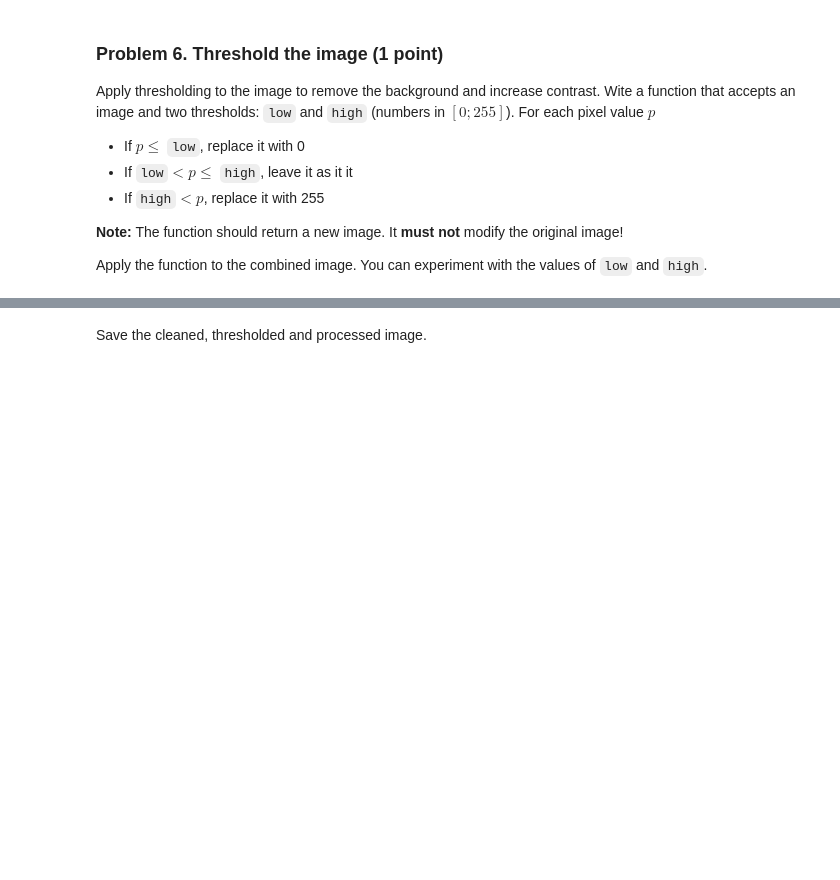
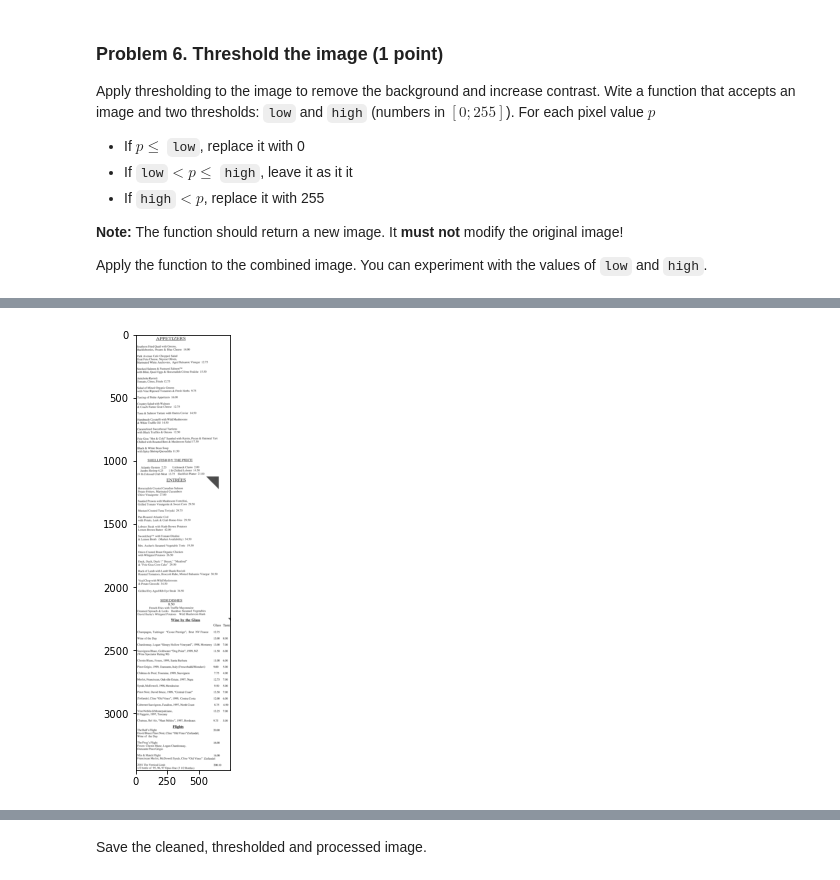
Before and after one commit to atkuzmanov/softuni-ai-datascience-2021-repo, a Jupyter notebook: 6-Working-with-Images-and-Text-Lab/04-Working-with-Images-and-Text-Lab-Atanas/Working with Images and Text Lab.ipynb, the cells around one changed output, grey strips where cells are left out. Cells and saved outputs as stored; diff of their text form; code cells hidden in the pictures; blank space fills up the shorter version.

```diff
--- a/6-Working-with-Images-and-Text-Lab/04-Working-with-Images-and-Text-Lab-Atanas/Working with Images and Text Lab.ipynb
+++ b/6-Working-with-Images-and-Text-Lab/04-Working-with-Images-and-Text-Lab-Atanas/Working with Images and Text Lab.ipynb
@@ -160,7 +160,9 @@ def concatenate_images(images):
     Concatenates all images vertically (one below the other)
     """
     # YOUR CODE HERE
-    raise NotImplementedError()
+    resized_images = resize_images(images)
+    concatenated_image = np.vstack(resized_images)
+    return concatenated_image
 # %%
 combined_image = concatenate_images([page1_left_cropped, page1_right_cropped, page2_cropped])
 show_images([combined_image])
@@ -182,7 +186,10 @@ Apply the function to the combined image. You can experiment with the values of
 # %%
 def threshold_image(image, low, high):
     # YOUR CODE HERE
-    raise NotImplementedError()
+    image_copy = image.copy()
+    image_copy[image_copy > high] = 255
+    image_copy[image_copy <= low] = 0
+    return image_copy
 # %%
 cleaned_image = threshold_image(combined_image, low = 50, high = 200)
 show_images([cleaned_image])
@@ -188,0 +198,5 @@ show_images([cleaned_image])
+# %%
+cleaned_image = threshold_image(combined_image, low = 50, high = 200)
+show_images([cleaned_image])
+# %% [output]
+[figure, added]
```
Also changed, not shown: parts of 4 cells of this notebook, 1 other file.
